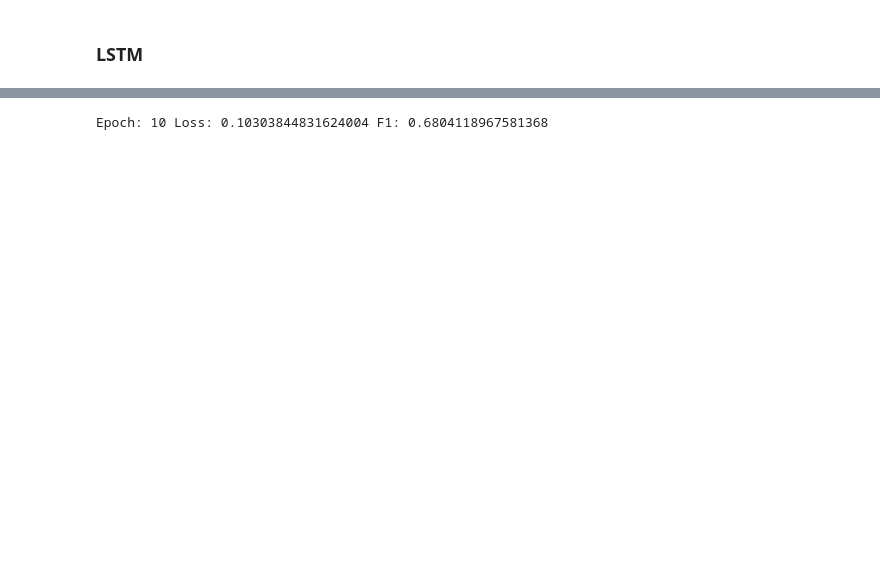
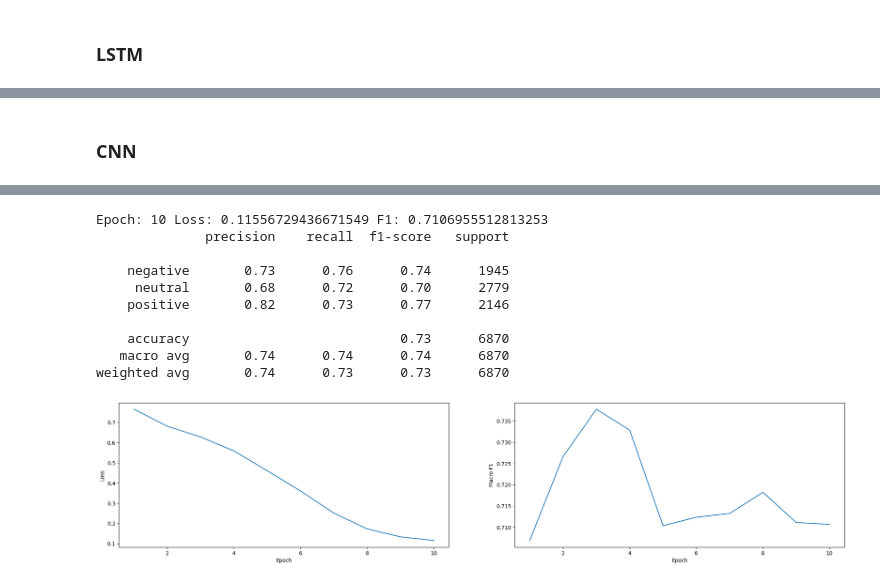
Before and after one commit to AlexSidDev/NLP_HW1, a Jupyter notebook: HW1.ipynb, the cells around one changed output, grey strips where cells are left out. Saved outputs shown, nothing was run; the diff lists cells and outputs as text; code cells hidden in the pictures; blank space fills up the shorter version.

```diff
--- a/HW1.ipynb
+++ b/HW1.ipynb
@@ -378,11 +491,19 @@ class MyLSTM(nn.Module):
+# %%
+def tokenize_data(df):
+    morph = pymorphy3.MorphAnalyzer()
+    new_df = df.copy()
+    new_df['text'] = new_df['text'].apply(lambda text: word_tokenize(text.lower()))
+    new_df['text'] = new_df['text'].apply(lambda text: [morph.parse(word)[0].normal_form for word in text])
+    new_df['text'] = new_df['text'].apply(lambda text: ' '.join(text))
+    return df
 # %%
-train_dataset, val_dataset = VectorDataset(train_data['text'].values, train_y, vectors_vocab), VectorDataset(test_data['text'].values, test_y, vectors_vocab)
+train_dataset, val_dataset = VectorDataset(tokenize_data(train_data)['text'].values, train_y, vectors_vocab), VectorDataset(tokenize_data(test_data)['text'].values, test_y, vectors_vocab)
 
 train_dataloader = DataLoader(train_dataset, batch_size=32, shuffle=True, collate_fn=data_collator)
 val_dataloader = DataLoader(val_dataset, batch_size=32, shuffle=False, collate_fn=data_collator)
+# %% [markdown]
+### CNN
 # %%
-device = 'cuda' if torch.cuda.is_available() else 'cpu'
-
 model = MyCNN(300, 96, 3).to(device)
 
 epochs = 10
@@ -391,5 +512,5 @@ optim = AdamW(model.parameters(), lr=2e-3, weight_decay=0.05)
 num_steps = len(train_dataloader) * epochs
 scheduler = CosineAnnealingLR(optim, num_steps, 1e-7)
 
-train(model, optim, 'cnn', train_dataloader, val_dataloader, scheduler, device)
+train(model, epochs, optim, 'cnn', train_dataloader, val_dataloader, scheduler, device)
 # %% [output]
@@ -405 +526,11 @@ Epoch: 9 Loss: 0.1165968756458556 F1: 0.682206936865629
-Epoch: 10 Loss: 0.10303844831624004 F1: 0.6804118967581368
+Epoch: 10 Loss: 0.11556729436671549 F1: 0.7106955512813253
+              precision    recall  f1-score   support
+
+    negative       0.73      0.76      0.74      1945
+     neutral       0.68      0.72      0.70      2779
+    positive       0.82      0.73      0.77      2146
+
+    accuracy                           0.73      6870
+   macro avg       0.74      0.74      0.74      6870
+weighted avg       0.74      0.73      0.73      6870
+[figure, added]
```
Also changed, not shown: parts of 24 cells of this notebook, 1 other file.
